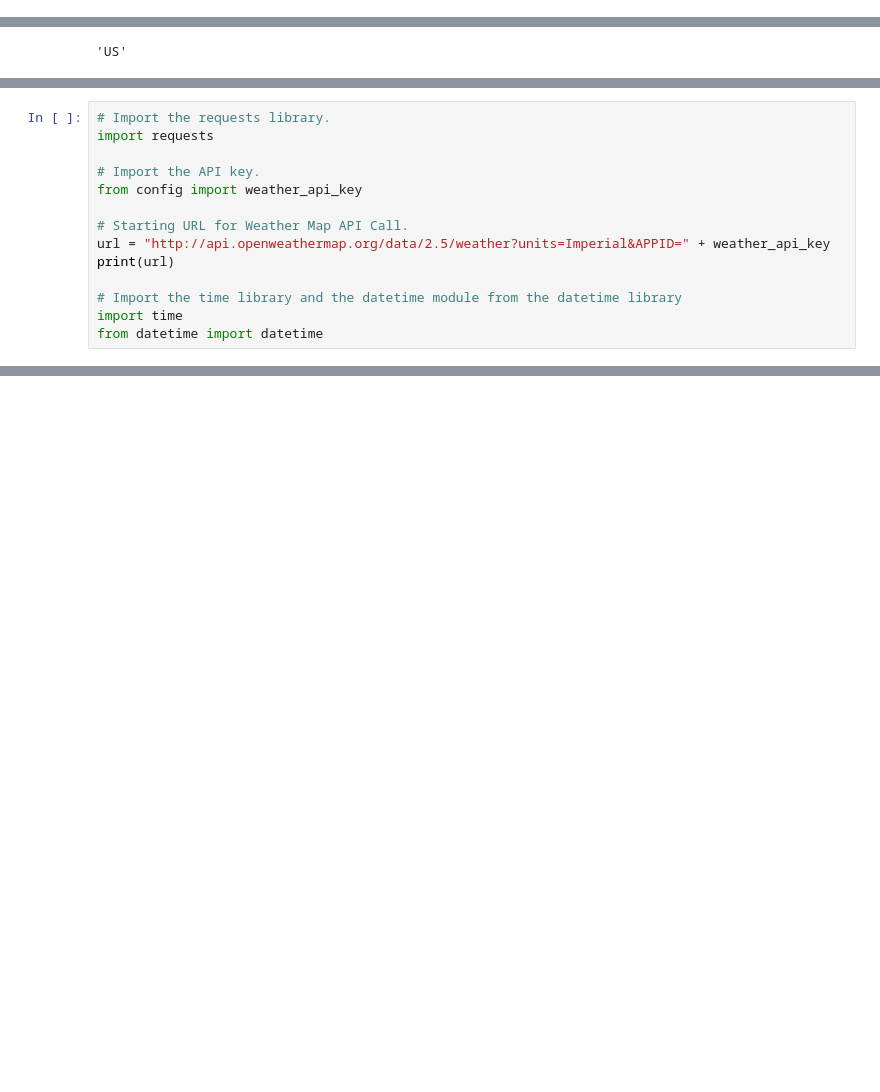
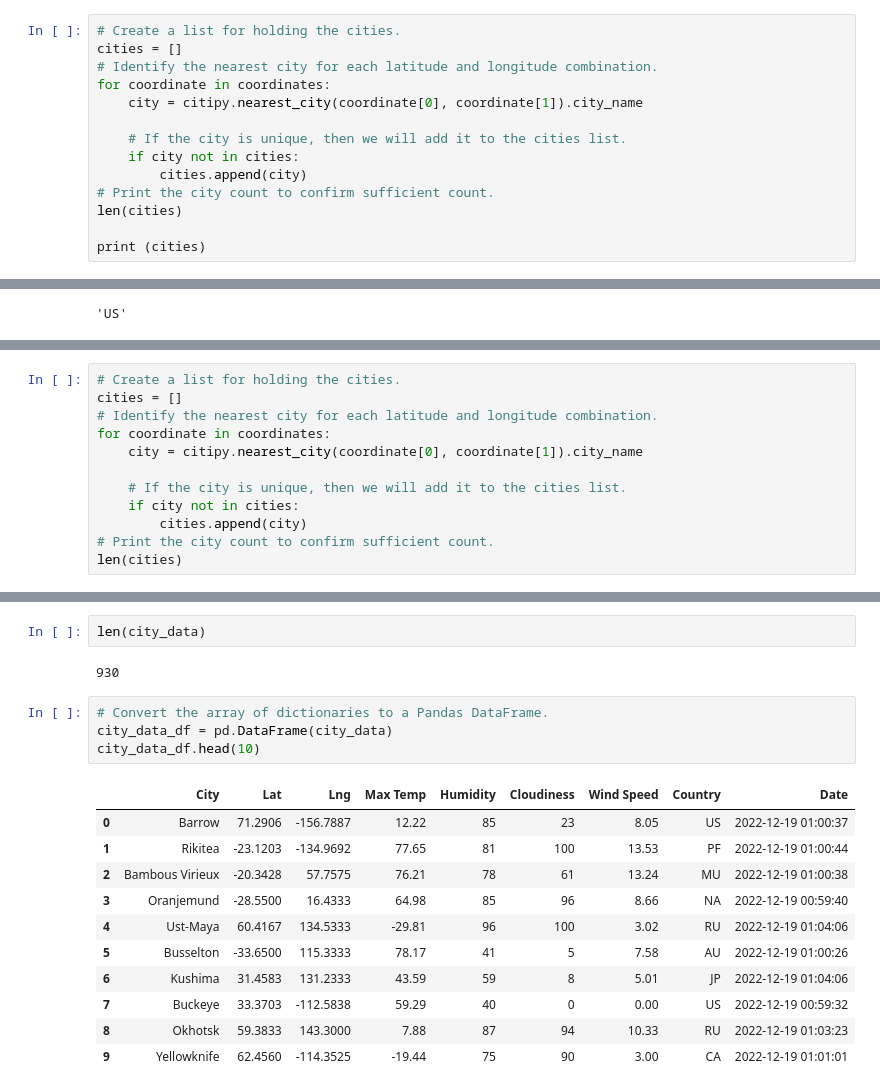
Before and after one commit to EricaLedezma/World_Weather_Analysis, a Jupyter notebook: API_practice.ipynb, the cells around one changed output, grey strips where cells are left out. Saved outputs shown, nothing was run; the diff lists cells and outputs as text; blank space fills up the shorter version.

```diff
--- a/API_practice.ipynb
+++ b/API_practice.ipynb
@@ -25,0 +45,14 @@ saint george bm
+# %%
+# Create a list for holding the cities.
+cities = []
+# Identify the nearest city for each latitude and longitude combination.
+for coordinate in coordinates:
+    city = citipy.nearest_city(coordinate[0], coordinate[1]).city_name
+
+    # If the city is unique, then we will add it to the cities list.
+    if city not in cities:
+        cities.append(city)
+# Print the city count to confirm sufficient count.
+len(cities)
+
+print (cities)
@@ -183,14 +221,0 @@ datetime.utcfromtimestamp(date).strftime('%Y-%m-%d %H:%M:%S')
-# %%
-# Import the requests library.
-import requests
-
-# Import the API key.
-from config import weather_api_key
-
-# Starting URL for Weather Map API Call.
-url = "http://api.openweathermap.org/data/2.5/weather?units=Imperial&APPID=" + weather_api_key
-print(url)
-
-# Import the time library and the datetime module from the datetime library
-import time
-from datetime import datetime
@@ -196,0 +224,12 @@ from datetime import datetime
+# %%
+# Create a list for holding the cities.
+cities = []
+# Identify the nearest city for each latitude and longitude combination.
+for coordinate in coordinates:
+    city = citipy.nearest_city(coordinate[0], coordinate[1]).city_name
+
+    # If the city is unique, then we will add it to the cities list.
+    if city not in cities:
+        cities.append(city)
+# Print the city count to confirm sufficient count.
+len(cities)
@@ -196,0 +318,20 @@ from datetime import datetime
+# %%
+len(city_data)
+# %% [output]
+930
+# %%
+# Convert the array of dictionaries to a Pandas DataFrame.
+city_data_df = pd.DataFrame(city_data)
+city_data_df.head(10)
+# %% [output]
+|  | City | Lat | Lng | Max Temp | Humidity | Cloudiness | Wind Speed | Country | Date |
+| 0 | Barrow | 71.2906 | -156.7887 | 12.22 | 85 | 23 | 8.05 | US | 2022-12-19 01:00:37 |
+| 1 | Rikitea | -23.1203 | -134.9692 | 77.65 | 81 | 100 | 13.53 | PF | 2022-12-19 01:00:44 |
+| 2 | Bambous Virieux | -20.3428 | 57.7575 | 76.21 | 78 | 61 | 13.24 | MU | 2022-12-19 01:00:38 |
+| 3 | Oranjemund | -28.5500 | 16.4333 | 64.98 | 85 | 96 | 8.66 | NA | 2022-12-19 00:59:40 |
+| 4 | Ust-Maya | 60.4167 | 134.5333 | -29.81 | 96 | 100 | 3.02 | RU | 2022-12-19 01:04:06 |
+| 5 | Busselton | -33.6500 | 115.3333 | 78.17 | 41 | 5 | 7.58 | AU | 2022-12-19 01:00:26 |
+| 6 | Kushima | 31.4583 | 131.2333 | 43.59 | 59 | 8 | 5.01 | JP | 2022-12-19 01:04:06 |
+| 7 | Buckeye | 33.3703 | -112.5838 | 59.29 | 40 | 0 | 0.00 | US | 2022-12-19 00:59:32 |
+| 8 | Okhotsk | 59.3833 | 143.3000 | 7.88 | 87 | 94 | 10.33 | RU | 2022-12-19 01:03:23 |
+| 9 | Yellowknife | 62.4560 | -114.3525 | -19.44 | 75 | 90 | 3.00 | CA | 2022-12-19 01:01:01 |
```
Also changed, not shown: parts of 20 cells of this notebook, 5 other files.
